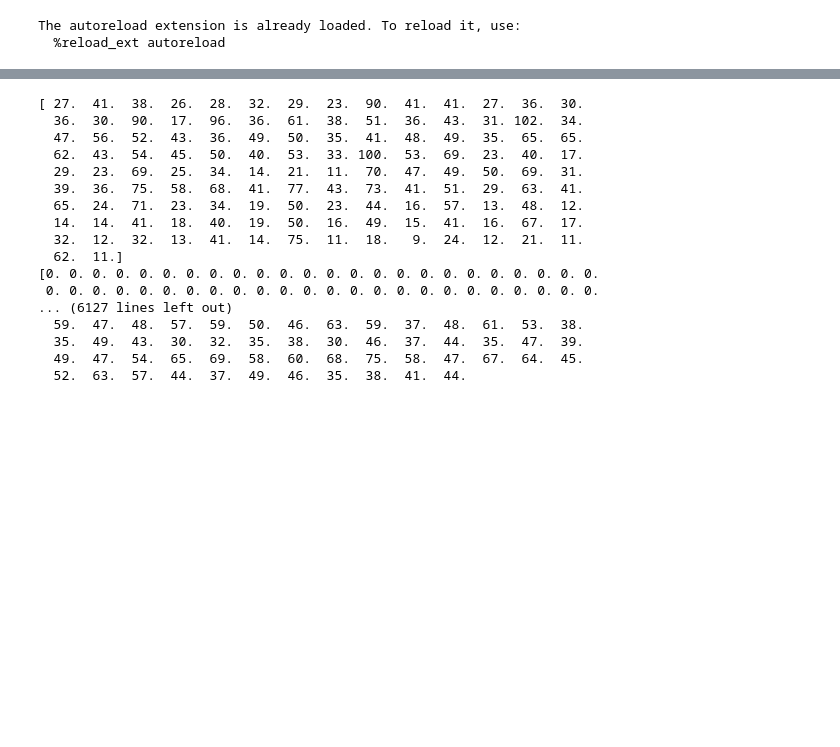
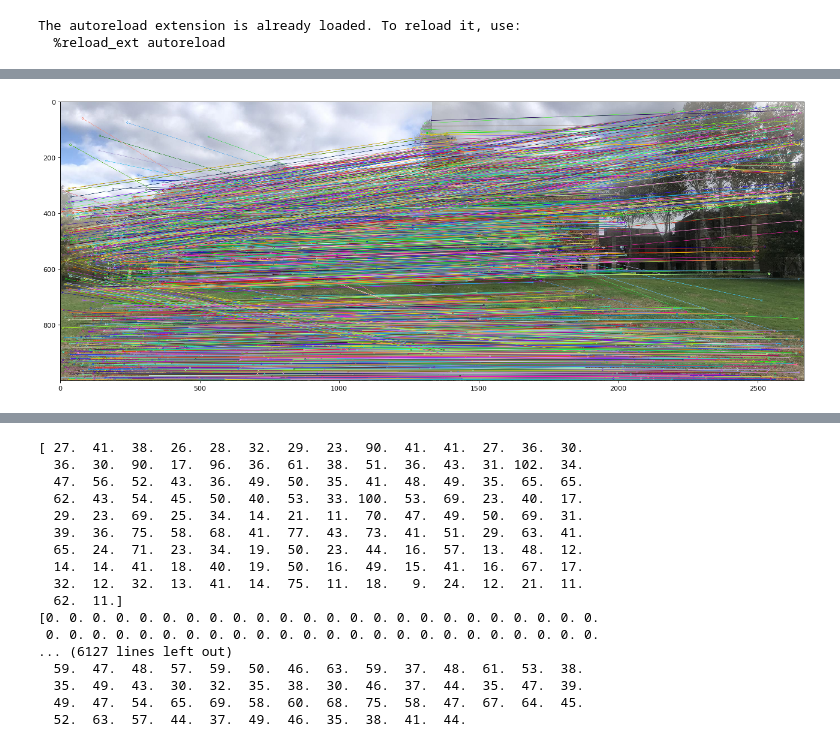
Before and after one commit to shortstheory/cis581-3a, a Jupyter notebook: Playground.ipynb, the cells around one changed output, grey strips where cells are left out. Cells and saved outputs as stored; diff of their text form; code cells hidden in the pictures; blank space fills up the shorter version.

Commit message:
Checked feat_match

```diff
--- a/Playground.ipynb
+++ b/Playground.ipynb
@@ -22,0 +17,9 @@ x,y,rmax=anms(c, 1000)
+# %%
+img1=cv2.imread('small-left.jpg')
+gray = cv2.cvtColor(img1,cv2.COLOR_BGR2GRAY)
+c = corner_detector(gray)
+x,y,rmax=anms(c, 3000)
+d1 = feat_desc(gray,x,y)
+kp1=[]
+for (_x,_y) in zip(x,y):
+    kp1.append(cv2.KeyPoint(_x,_y,40))
@@ -22,0 +28,9 @@ x,y,rmax=anms(c, 1000)
+# %%
+img2=cv2.imread('small-middle.jpg')
+gray = cv2.cvtColor(img2,cv2.COLOR_BGR2GRAY)
+c = corner_detector(gray)
+x,y,rmax=anms(c, 3000)
+d2 = feat_desc(gray,x,y)
+kp2=[]
+for (_x,_y) in zip(x,y):
+    kp2.append(cv2.KeyPoint(_x,_y,40))
@@ -22,0 +44,3 @@ x,y,rmax=anms(c, 1000)
+# %%
+img_matches = np.empty((max(img1.shape[0], img2.shape[0]), img1.shape[1]+img2.shape[1], 3), dtype=np.uint8)
+cv2.drawMatches(img1, kp1, img2, kp2, m, img_matches, flags=cv2.DrawMatchesFlags_NOT_DRAW_SINGLE_POINTS)
@@ -23,3 +65,9 @@ x,y,rmax=anms(c, 1000)
+# %%
+fig=plt.figure(figsize=(20, 18), dpi= 80, facecolor='w', edgecolor='k')
+plt.imshow(cv2.cvtColor(img_matches, cv2.COLOR_BGR2RGB))
+plt.show()
+# %% [output]
+[figure, added]
 # %%
 fig=plt.figure(figsize=(16, 12), dpi= 80, facecolor='w', edgecolor='k')
 plt.imshow(img)
```
Also changed, not shown: parts of 8 cells of this notebook, 1 other file.
